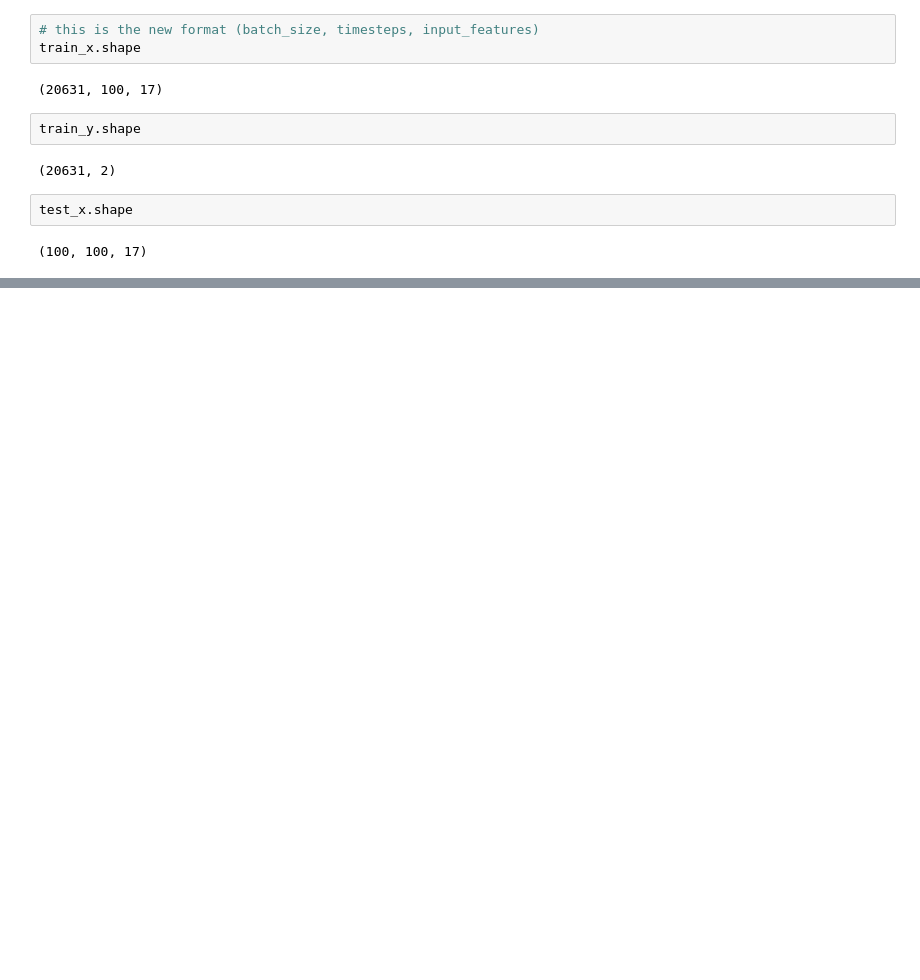
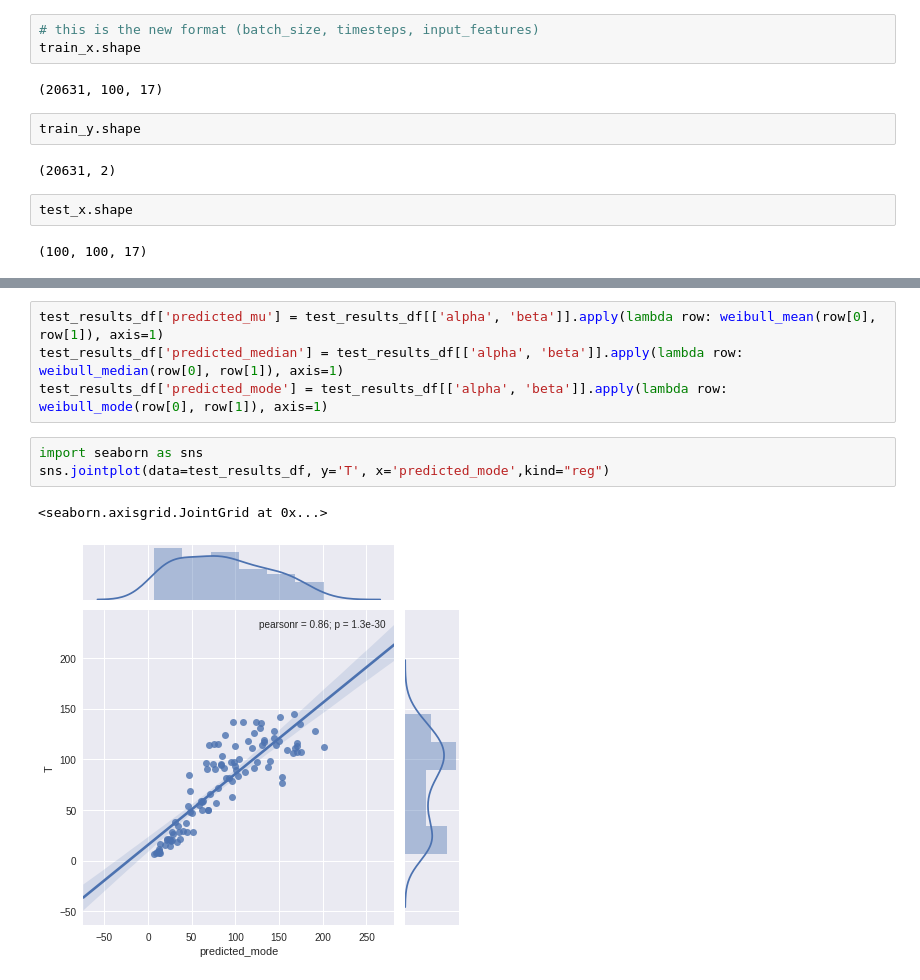
Before and after one commit to rorycawley/MSc-Dissertation, a Jupyter notebook: Rory_Final_Template.ipynb, the cells around one changed output, grey strips where cells are left out. Saved outputs shown, nothing was run; the diff lists cells and outputs as text; blank space fills up the shorter version.

```diff
--- a/Rory_Final_Template.ipynb
+++ b/Rory_Final_Template.ipynb
@@ -277,0 +620,10 @@ test_x.shape
+# %%
+test_results_df['predicted_mu'] = test_results_df[['alpha', 'beta']].apply(lambda row: weibull_mean(row[0], row[1]), axis=1)
+test_results_df['predicted_median'] = test_results_df[['alpha', 'beta']].apply(lambda row: weibull_median(row[0], row[1]), axis=1)
+test_results_df['predicted_mode'] = test_results_df[['alpha', 'beta']].apply(lambda row: weibull_mode(row[0], row[1]), axis=1)
+# %%
+import seaborn as sns
+sns.jointplot(data=test_results_df, y='T', x='predicted_mode',kind="reg")
+# %% [output]
+<seaborn.axisgrid.JointGrid at 0x...>
+[figure, added]
```
Also changed, not shown: parts of 45 cells of this notebook.
